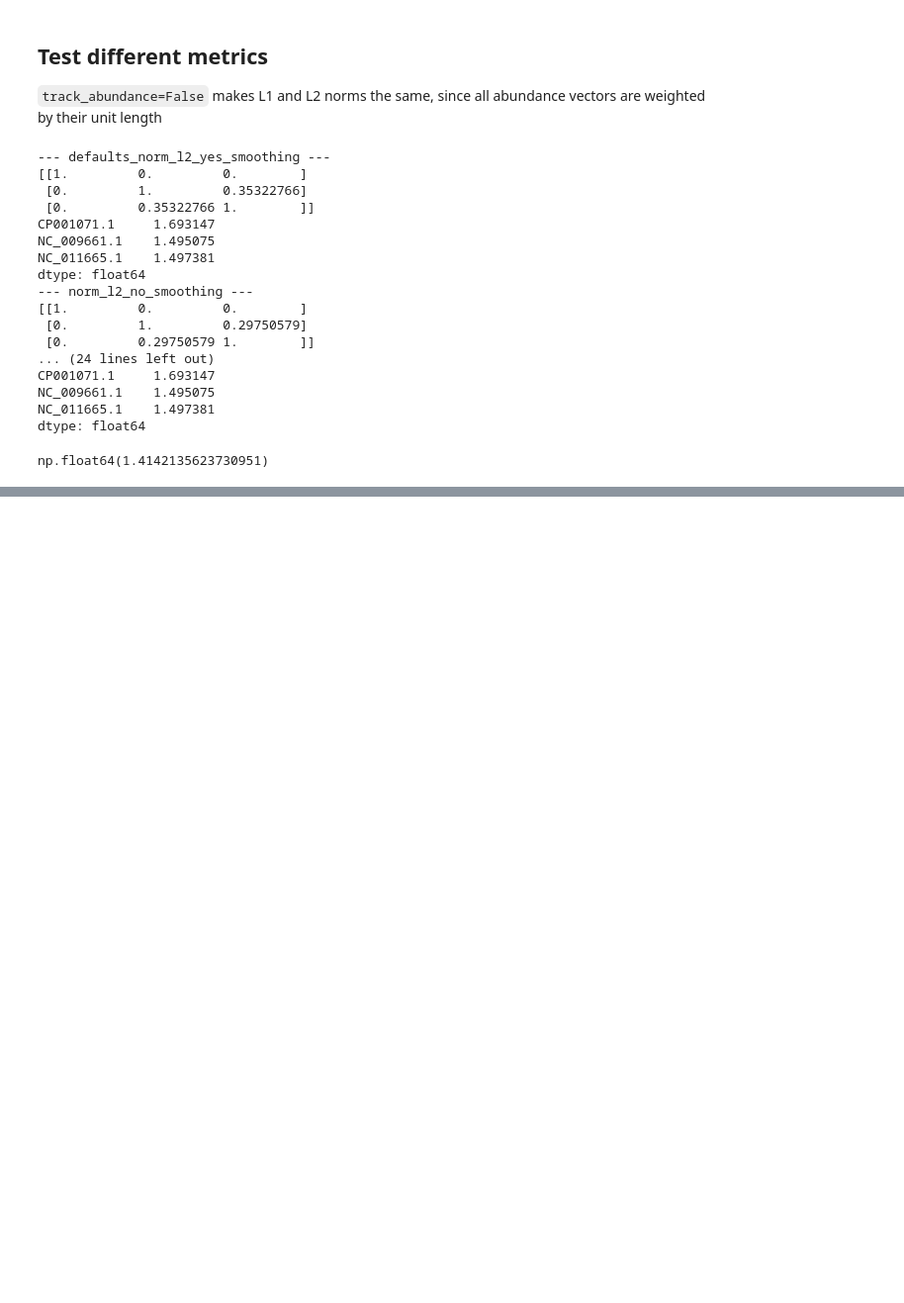
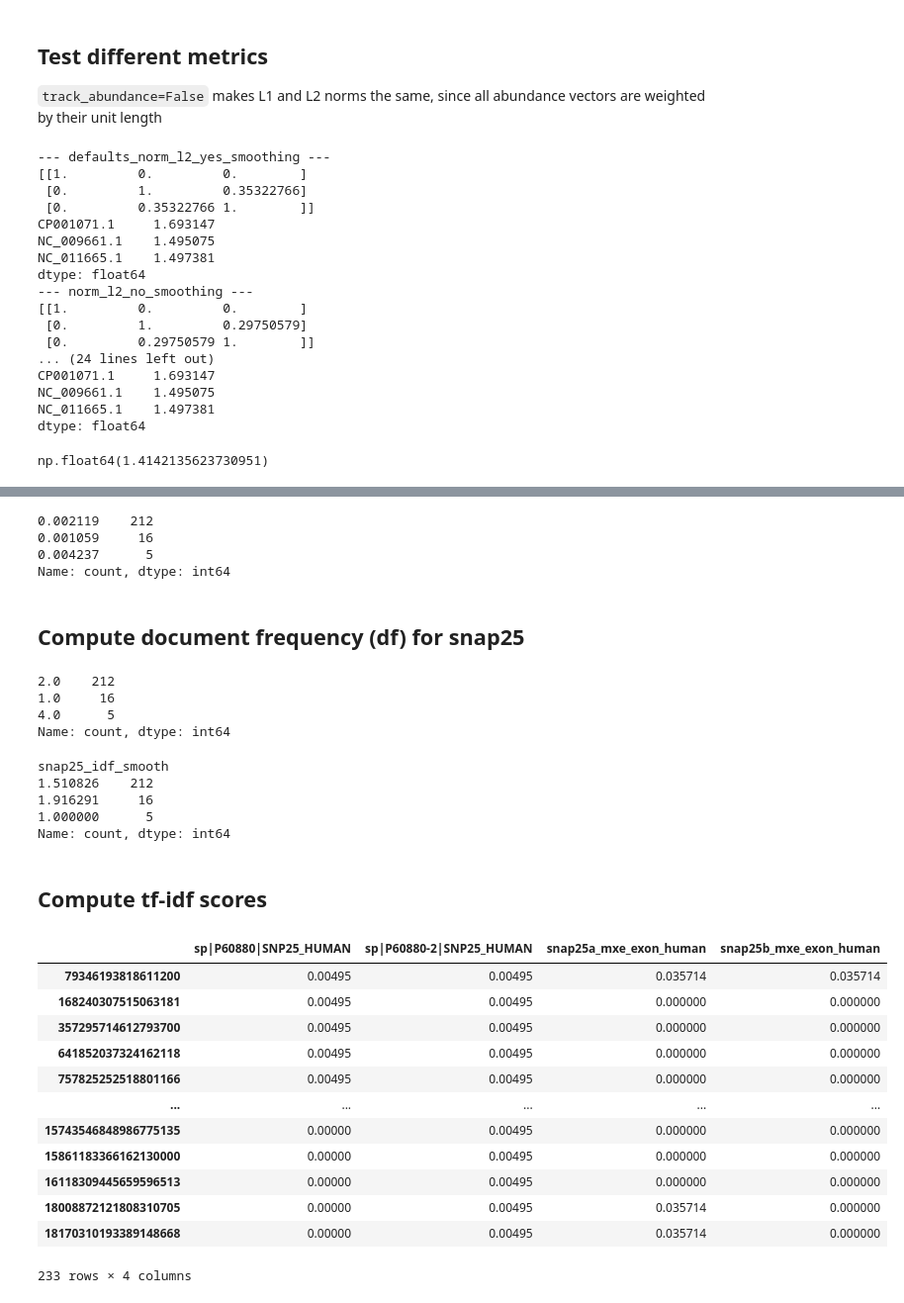
Before and after one commit to seanome/2024-sourmash-branchwater-tf-idf, a Jupyter notebook: notebooks/01-prob_overlap_and_tf-idf.ipynb, the cells around one changed output, grey strips where cells are left out. Shown at 99% size. Cells and saved outputs as stored; diff of their text form; code cells hidden in the pictures; blank space fills up the shorter version.

```diff
--- a/notebooks/01-prob_overlap_and_tf-idf.ipynb
+++ b/notebooks/01-prob_overlap_and_tf-idf.ipynb
@@ -453,0 +640,48 @@ np.float64(1.4142135623730951)
+# %%
+snap25_db_l2_norm = snap25_db_counts / snap25_db_l2_norm_abund
+snap25_db_l2_norm.value_counts()
+# %% [output]
+0.002119    212
+0.001059     16
+0.004237      5
+Name: count, dtype: int64
+# %% [markdown]
+## Compute document frequency (df) for snap25
+# %%
+snap25_document_frequency = snap25_hashvals[snap25_hashvals > 0].sum(axis=1)
+snap25_document_frequency.value_counts()
+# %% [output]
+2.0    212
+1.0     16
+4.0      5
+Name: count, dtype: int64
+# %%
+snap25_idf_smooth = (
+    np.log((1 + len(snap25_freqs.columns)) / (1 + snap25_document_frequency)) + 1
+)
+snap25_idf_smooth.name = "snap25_idf_smooth"
+snap25_idf_smooth.value_counts()
+# %% [output]
+snap25_idf_smooth
+1.510826    212
+1.916291     16
+1.000000      5
+Name: count, dtype: int64
+# %% [markdown]
+## Compute tf-idf scores
+# %%
+snap25_freqs
+# %% [output]
+|  | sp|P60880|SNP25_HUMAN | sp|P60880-2|SNP25_HUMAN | snap25a_mxe_exon_human | snap25b_mxe_exon_human |
+| 79346193818611200 | 0.00495 | 0.00495 | 0.035714 | 0.035714 |
+| 168240307515063181 | 0.00495 | 0.00495 | 0.000000 | 0.000000 |
+| 357295714612793700 | 0.00495 | 0.00495 | 0.000000 | 0.000000 |
+| 641852037324162118 | 0.00495 | 0.00495 | 0.000000 | 0.000000 |
+| 757825252518801166 | 0.00495 | 0.00495 | 0.000000 | 0.000000 |
+| ... | ... | ... | ... | ... |
+| 15743546848986775135 | 0.00000 | 0.00495 | 0.000000 | 0.000000 |
+| 15861183366162130000 | 0.00000 | 0.00495 | 0.000000 | 0.000000 |
+| 16118309445659596513 | 0.00000 | 0.00495 | 0.000000 | 0.000000 |
+| 18008872121808310705 | 0.00000 | 0.00495 | 0.035714 | 0.000000 |
+| 18170310193389148668 | 0.00000 | 0.00495 | 0.035714 | 0.000000 |
+233 rows × 4 columns
```
Also changed, not shown: parts of 31 cells of this notebook.
